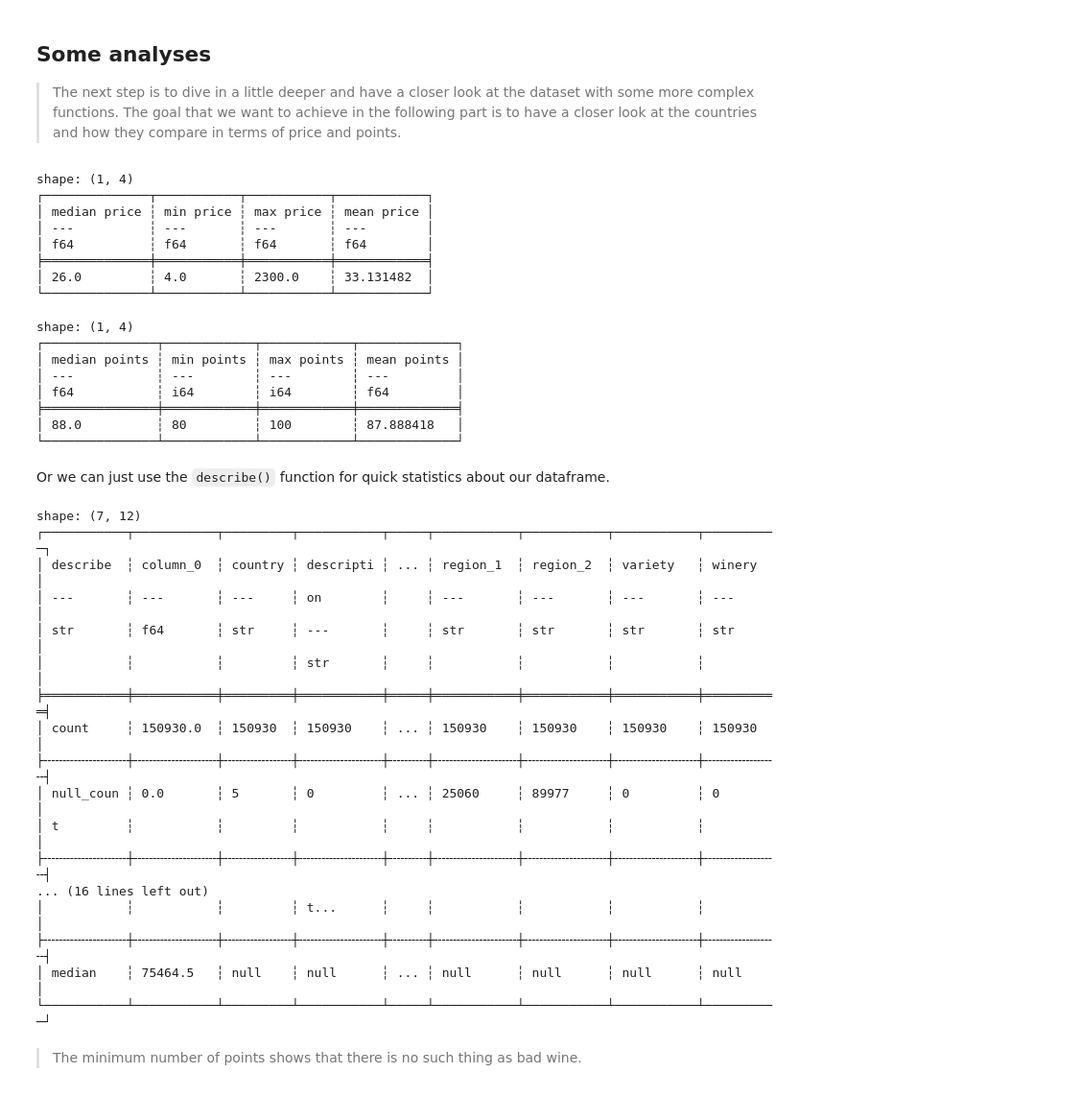
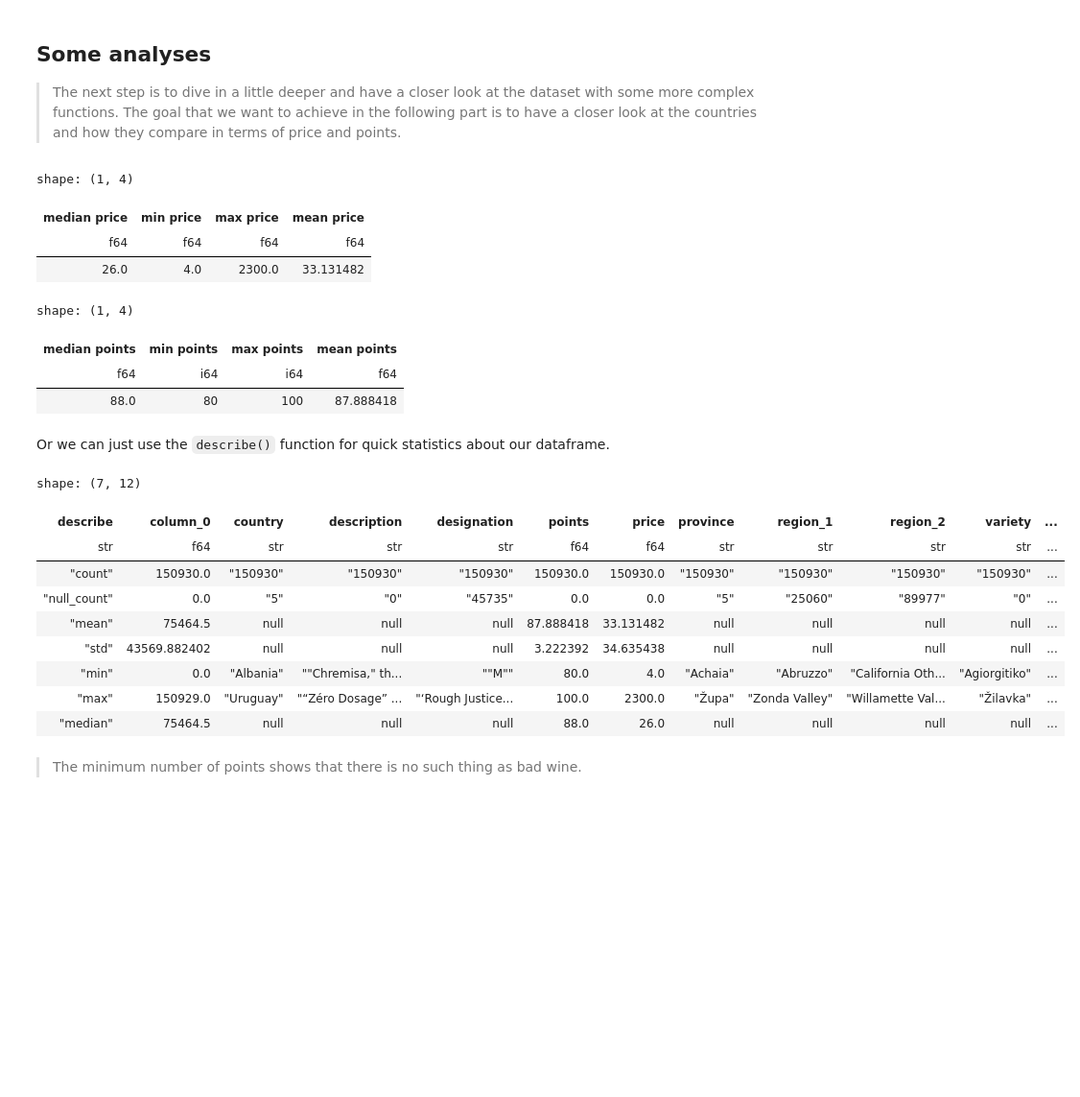
Before and after one commit to r-brink/polars-tutorial, a Jupyter notebook: polars-tutorial-2022.ipynb, the cells around one changed output. Shown at 96% size. Cells and saved outputs as stored; diff of their text form; code cells hidden in the pictures; blank space fills up the shorter version.

```diff
--- a/polars-tutorial-2022.ipynb
+++ b/polars-tutorial-2022.ipynb
@@ -159,13 +150,13 @@ shape: (1, 1)
 > The next step is to dive in a little deeper and have a closer look at the dataset with some more complex functions.
 > The goal that we want to achieve in the following part is to have a closer look at the countries and how they compare in terms of price and points.
 # %%
-print(df.select([
+df.select([
         pl.median("price").alias("median price"),
         pl.min("price").alias("min price"),
         pl.max("price").alias("max price"),
         pl.mean("price").alias("mean price")
     ]
-))
+)
 
 # Analyses of wine prices
 # print(f'Median price: {data["price"].median()}')
@@ -174,21 +165,17 @@ print(df.select([
 # print(f'Minimum price: {data["price"].min()}')
 # %% [output]
 shape: (1, 4)
-┌──────────────┬───────────┬───────────┬────────────┐
-│ median price ┆ min price ┆ max price ┆ mean price │
-│ ---          ┆ ---       ┆ ---       ┆ ---        │
-│ f64          ┆ f64       ┆ f64       ┆ f64        │
-╞══════════════╪═══════════╪═══════════╪════════════╡
-│ 26.0         ┆ 4.0       ┆ 2300.0    ┆ 33.131482  │
-└──────────────┴───────────┴───────────┴────────────┘
+| median price | min price | max price | mean price |
+| f64 | f64 | f64 | f64 |
+| 26.0 | 4.0 | 2300.0 | 33.131482 |
 # %%
-print(df.select([
+df.select([
         pl.median("points").alias("median points"),
         pl.min("points").alias("min points"),
         pl.max("points").alias("max points"),
         pl.mean("points").alias("mean points")
     ]
-))
+)
 
 # Analyses of wine points
 # print(f'Median points: {data["points"].median()}')
@@ -197,35 +184,24 @@ print(df.select([
 # print(f'Minimum points: {data["points"].min()}')
 # %% [output]
 shape: (1, 4)
-┌───────────────┬────────────┬────────────┬─────────────┐
-│ median points ┆ min points ┆ max points ┆ mean points │
-│ ---           ┆ ---        ┆ ---        ┆ ---         │
-│ f64           ┆ i64        ┆ i64        ┆ f64         │
-╞═══════════════╪════════════╪════════════╪═════════════╡
-│ 88.0          ┆ 80         ┆ 100        ┆ 87.888418   │
-└───────────────┴────────────┴────────────┴─────────────┘
+| median points | min points | max points | mean points |
+| f64 | i64 | i64 | f64 |
+| 88.0 | 80 | 100 | 87.888418 |
 # %% [markdown]
 Or we can just use the `describe()` function for quick statistics about our dataframe.
 # %%
-print(df.describe())
+df.describe()
 # %% [output]
 shape: (7, 12)
-┌───────────┬───────────┬─────────┬───────────┬─────┬───────────┬───────────┬───────────┬──────────┐
-│ describe  ┆ column_0  ┆ country ┆ descripti ┆ ... ┆ region_1  ┆ region_2  ┆ variety   ┆ winery   │
-│ ---       ┆ ---       ┆ ---     ┆ on        ┆     ┆ ---       ┆ ---       ┆ ---       ┆ ---      │
-│ str       ┆ f64       ┆ str     ┆ ---       ┆     ┆ str       ┆ str       ┆ str       ┆ str      │
-│           ┆           ┆         ┆ str       ┆     ┆           ┆           ┆           ┆          │
-╞═══════════╪═══════════╪═════════╪═══════════╪═════╪═══════════╪═══════════╪═══════════╪══════════╡
-│ count     ┆ 150930.0  ┆ 150930  ┆ 150930    ┆ ... ┆ 150930    ┆ 150930    ┆ 150930    ┆ 150930   │
-├╌╌╌╌╌╌╌╌╌╌╌┼╌╌╌╌╌╌╌╌╌╌╌┼╌╌╌╌╌╌╌╌╌┼╌╌╌╌╌╌╌╌╌╌╌┼╌╌╌╌╌┼╌╌╌╌╌╌╌╌╌╌╌┼╌╌╌╌╌╌╌╌╌╌╌┼╌╌╌╌╌╌╌╌╌╌╌┼╌╌╌╌╌╌╌╌╌╌┤
-│ null_coun ┆ 0.0       ┆ 5       ┆ 0         ┆ ... ┆ 25060     ┆ 89977     ┆ 0         ┆ 0        │
-│ t         ┆           ┆         ┆           ┆     ┆           ┆           ┆           ┆          │
-├╌╌╌╌╌╌╌╌╌╌╌┼╌╌╌╌╌╌╌╌╌╌╌┼╌╌╌╌╌╌╌╌╌┼╌╌╌╌╌╌╌╌╌╌╌┼╌╌╌╌╌┼╌╌╌╌╌╌╌╌╌╌╌┼╌╌╌╌╌╌╌╌╌╌╌┼╌╌╌╌╌╌╌╌╌╌╌┼╌╌╌╌╌╌╌╌╌╌┤
-... (16 lines left out)
-│           ┆           ┆         ┆ t...      ┆     ┆           ┆           ┆           ┆          │
-├╌╌╌╌╌╌╌╌╌╌╌┼╌╌╌╌╌╌╌╌╌╌╌┼╌╌╌╌╌╌╌╌╌┼╌╌╌╌╌╌╌╌╌╌╌┼╌╌╌╌╌┼╌╌╌╌╌╌╌╌╌╌╌┼╌╌╌╌╌╌╌╌╌╌╌┼╌╌╌╌╌╌╌╌╌╌╌┼╌╌╌╌╌╌╌╌╌╌┤
-│ median    ┆ 75464.5   ┆ null    ┆ null      ┆ ... ┆ null      ┆ null      ┆ null      ┆ null     │
-└───────────┴───────────┴─────────┴───────────┴─────┴───────────┴───────────┴───────────┴──────────┘
+| describe | column_0 | country | description | designation | points | price | province | region_1 | region_2 | variety | ... |
+| str | f64 | str | str | str | f64 | f64 | str | str | str | str | ... |
+| "count" | 150930.0 | "150930" | "150930" | "150930" | 150930.0 | 150930.0 | "150930" | "150930" | "150930" | "150930" | ... |
+| "null_count" | 0.0 | "5" | "0" | "45735" | 0.0 | 0.0 | "5" | "25060" | "89977" | "0" | ... |
+| "mean" | 75464.5 | null | null | null | 87.888418 | 33.131482 | null | null | null | null | ... |
+| "std" | 43569.882402 | null | null | null | 3.222392 | 34.635438 | null | null | null | null | ... |
+| "min" | 0.0 | "Albania" | ""Chremisa," th... | ""M"" | 80.0 | 4.0 | "Achaia" | "Abruzzo" | "California Oth... | "Agiorgitiko" | ... |
+| "max" | 150929.0 | "Uruguay" | "“Zéro Dosage” ... | "‘Rough Justice... | 100.0 | 2300.0 | "Župa" | "Zonda Valley" | "Willamette Val... | "Žilavka" | ... |
+| "median" | 75464.5 | null | null | null | 88.0 | 26.0 | null | null | null | null | ... |
 # %% [markdown]
 > The minimum number of points shows that there is no such thing as bad wine.
 # %% [markdown]
```
Also changed, not shown: parts of 10 cells of this notebook.
